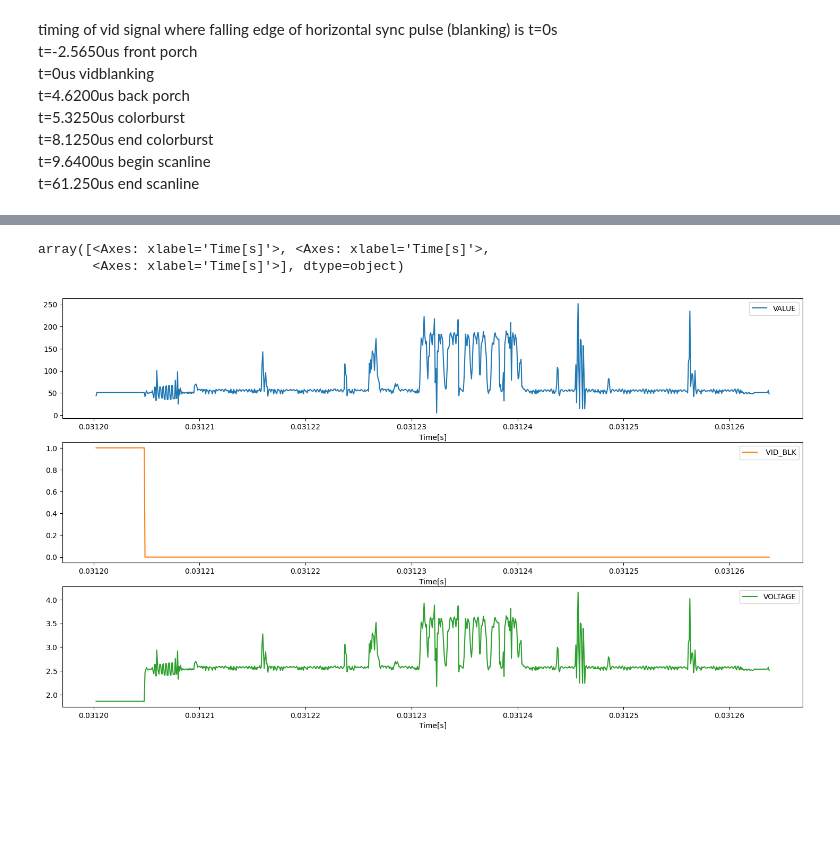
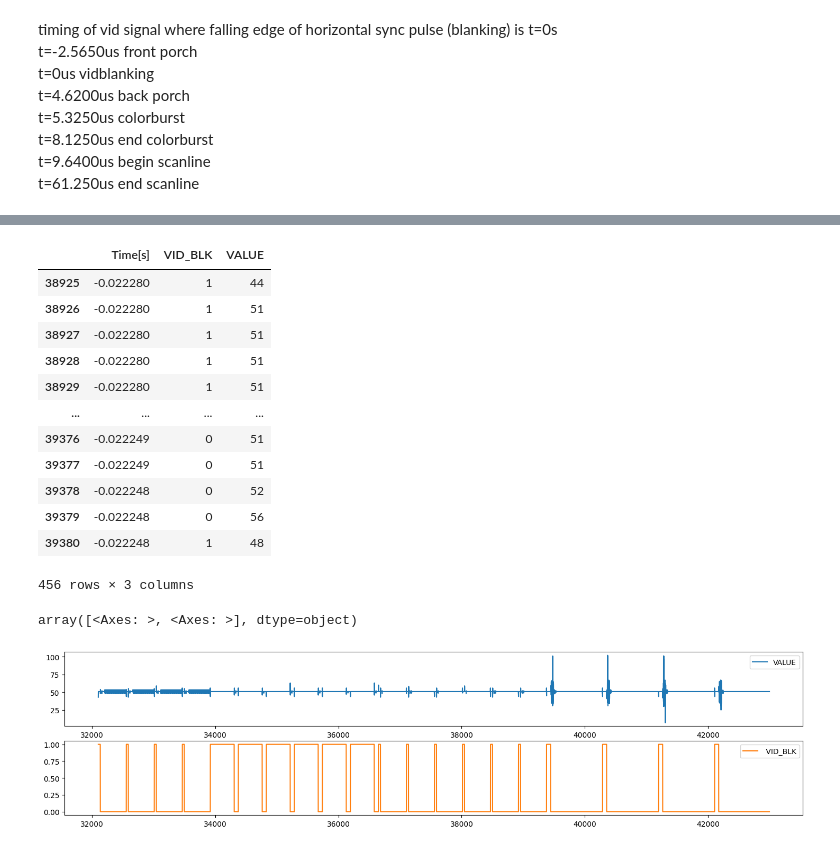
Before and after one commit to ebtrac/pp1_data_processing, a Jupyter notebook: pp1_dac_data_decoding.ipynb, the cells around one changed output, grey strips where cells are left out. Drawn from its saved outputs; the diff is of its cells as text; code cells hidden in the pictures; blank space fills up the shorter version.

Commit message:
black white decoding primitive

```diff
--- a/pp1_dac_data_decoding.ipynb
+++ b/pp1_dac_data_decoding.ipynb
@@ -4,8 +4,8 @@ import numpy as np
 import matplotlib.pyplot as plt
 # %%
 # fpath = "F:\\pp1_data_processing\\2023-05-22_21-17-37 dac showing pacman.csv"
-# fpath = "F:\\pp1_data_processing\\2023-05-22_22-36-06 dac showing pacman 200MHz.csv"
-fpath = "C:\\Users\\ionca\\Desktop\\pp1\\2023-05-23_17-58-21 dac 200MHz one line.csv"
+fpath = "F:\\pp1_data_processing\\2023-05-22_22-36-06 dac showing pacman 200MHz.csv"
+# fpath = "C:\\Users\\ionca\\Desktop\\pp1\\2023-05-23_17-58-21 dac 200MHz one line.csv"
 df = pd.read_csv(fpath)
 # %%
 # get all the falling edges of !vid_conv where the dac data is latched
@@ -36,14 +36,9 @@ decimal_arr = np.sum(bits_arr * (2**np.arange(0,8)), axis=1)
 # store in new column
 dacdf['VALUE'] = decimal_arr
 
-# obtained from output of MC10322's attached video amp. R66 relative to GND.
-voltage_when_0 = 2.125 # V, aka Normal Black
-voltage_when_255 = 4.185 # V, aka Normal White
-voltage_when_blk = 1.86 # V, aka Blanking
-
-# remap values to voltages
-dacdf['VOLTAGE'] = (decimal_arr / 255) * (voltage_when_255 - voltage_when_0) + voltage_when_0
-dacdf.loc[dacdf[' VID_BLK'] == 1, 'VOLTAGE'] = voltage_when_blk
+# combine values with VID_BLK to create the video signal
+dacdf['SIGNAL'] = dacdf['VALUE']
+dacdf.loc[dacdf[' VID_BLK'] == 1, 'SIGNAL'] = 0
 dacdf.head()
 # %% [output]
 |  | Time[s] | DAC0 | DAC1 | DAC2 | DAC3 | DAC4 | DAC5 | DAC6 | DAC7 | VID_BLK | VALUE | ... |
@@ -98,8 +121,23 @@ blk_diffs = dacdf[' VID_BLK'].diff()
+# %%
+scanlines[50]
+# %% [output]
+|  | Time[s] | VID_BLK | VALUE |
+| 38925 | -0.022280 | 1 | 44 |
+| 38926 | -0.022280 | 1 | 51 |
+| 38927 | -0.022280 | 1 | 51 |
+| 38928 | -0.022280 | 1 | 51 |
+| 38929 | -0.022280 | 1 | 51 |
+| ... | ... | ... | ... |
+| 39376 | -0.022249 | 0 | 51 |
+| 39377 | -0.022249 | 0 | 51 |
+| 39378 | -0.022248 | 0 | 52 |
+| 39379 | -0.022248 | 0 | 56 |
+| 39380 | -0.022248 | 1 | 48 |
+456 rows × 3 columns
 # %%
 fig, ax = plt.subplots()
-fig.set_size_inches(18, 10)
-dacdf.plot(x='Time[s]', y=['VALUE', ' VID_BLK', 'VOLTAGE'], subplots=True, ax=ax)
+fig.set_size_inches(18, 4)
+dacdf[32100:43000].plot(y=['VALUE', ' VID_BLK'], subplots=True, ax=ax, use_index=True)
 # %% [output]
-array([<Axes: xlabel='Time[s]'>, <Axes: xlabel='Time[s]'>,
-       <Axes: xlabel='Time[s]'>], dtype=object)
+array([<Axes: >, <Axes: >], dtype=object)
-[figure, old version]
+[figure, new version]
```
Also changed, not shown: parts of 13 cells of this notebook.
